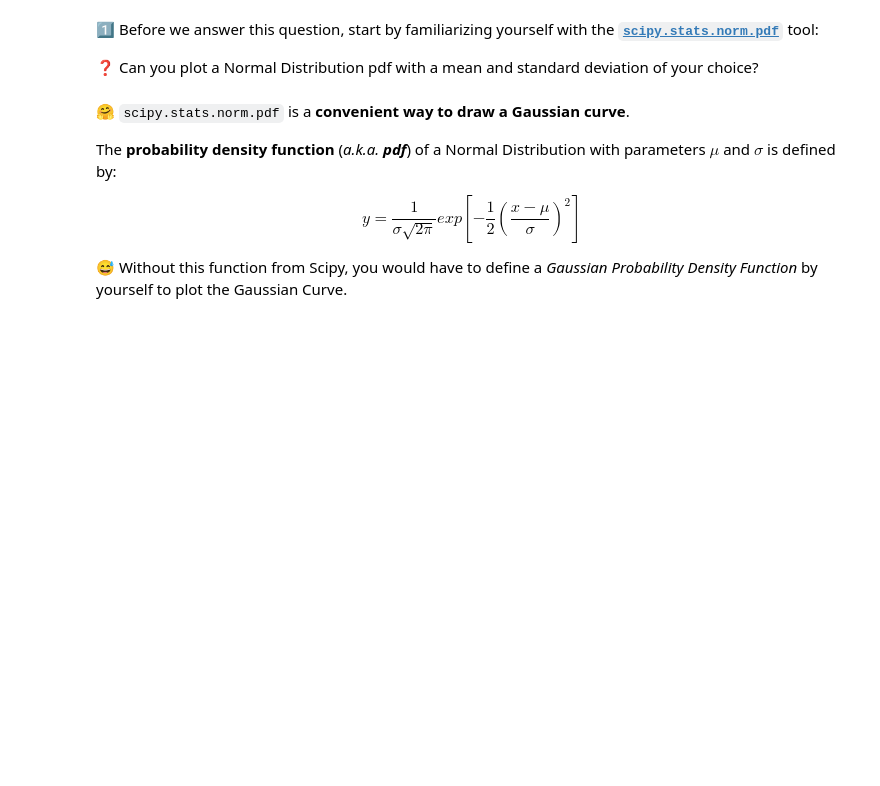
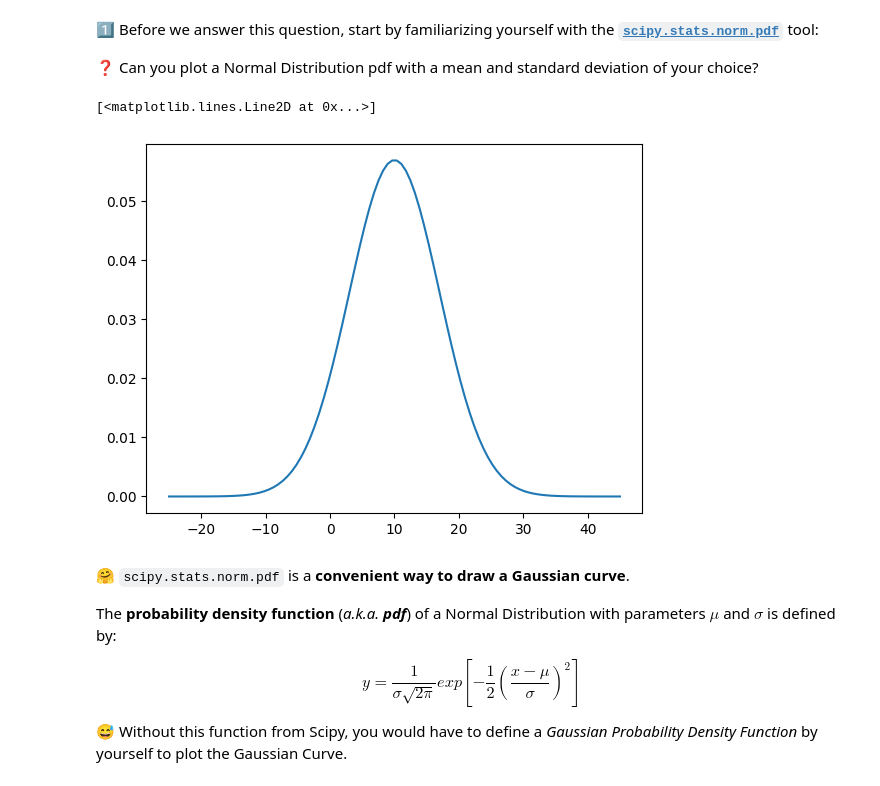
Before and after one commit to pavankumarhm/data-central-limit-theorem, a Jupyter notebook: central-limit-theorem.ipynb, the cells around one changed output. Cells and saved outputs as stored; diff of their text form; code cells hidden in the pictures; blank space fills up the shorter version.

```diff
--- a/central-limit-theorem.ipynb
+++ b/central-limit-theorem.ipynb
@@ -210,3 +304,17 @@ pass  # YOUR CODE HERE
+# %%
+from scipy.stats import norm
+
+mu_example = 10
+sigma_example = 7
+
+# $CHALLENGIFY_BEGIN
+norm_example = norm(mu_example, sigma_example)
+x = np.linspace(mu_example - 5*sigma_example, mu_example + 5 *sigma_example, 100)
+plt.plot(x, norm_example.pdf(x))
+# $CHALLENGIFY_END
+# %% [output]
+[<matplotlib.lines.Line2D at 0x...>]
+[figure, added]
 # %% [markdown]
 🤗 `scipy.stats.norm.pdf` is a **convenient way to draw a Gaussian curve**.
 
```
Also changed, not shown: parts of 34 cells of this notebook, 1 other file.
